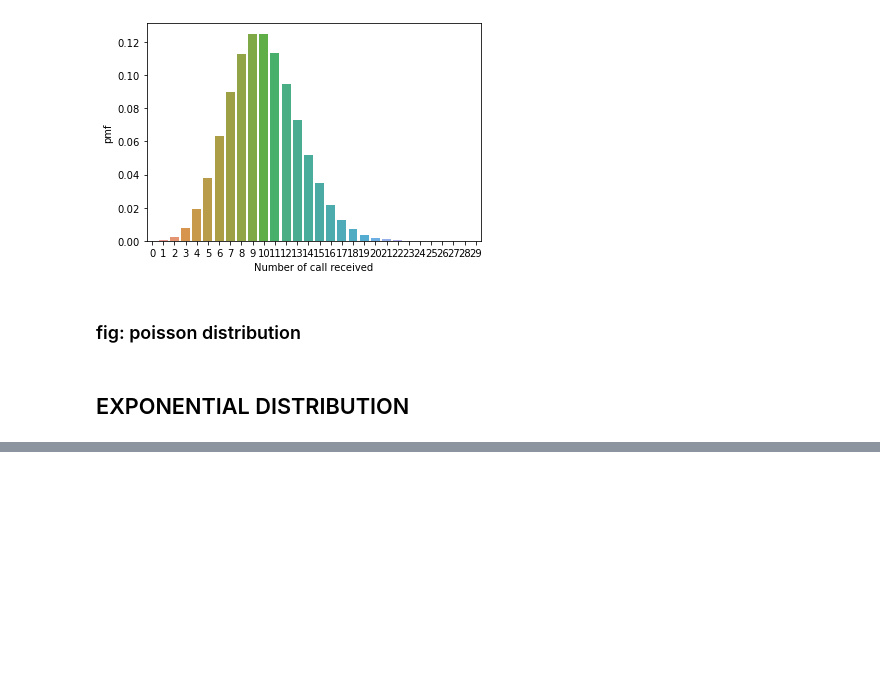
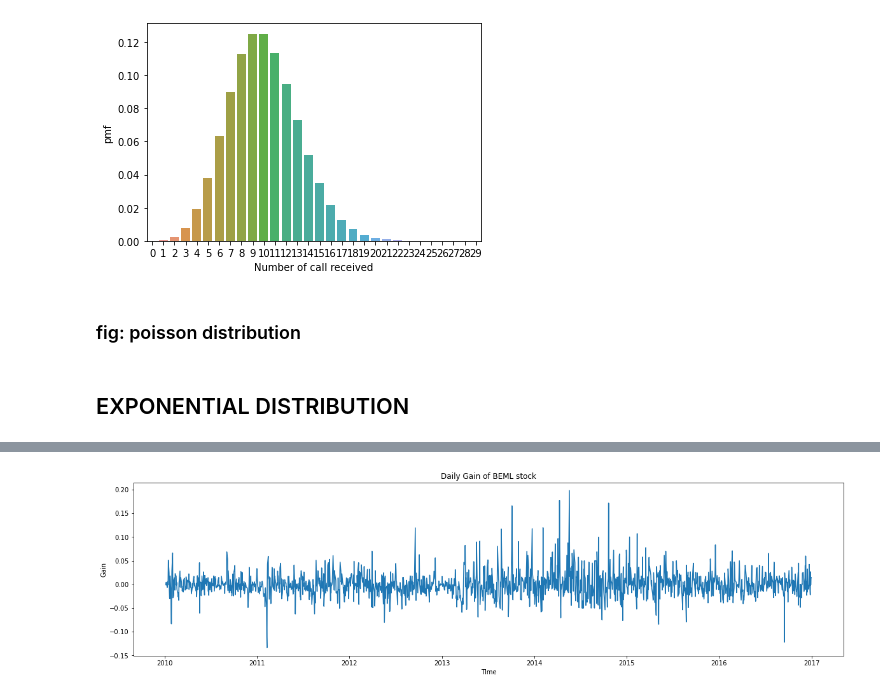
Before and after one commit to PrAsAg/Machine-Learning-using-Python, a Jupyter notebook: ch3-Probability Distributions and Hypothesis Tests.ipynb, the cells around one changed output, grey strips where cells are left out. Cells and saved outputs as stored; diff of their text form; code cells hidden in the pictures; blank space fills up the shorter version.

```diff
--- a/ch3-Probability Distributions and Hypothesis Tests.ipynb
+++ b/ch3-Probability Distributions and Hypothesis Tests.ipynb
@@ -94,0 +206,3 @@ plt.xlabel("Number of call received");
+# %%
+beml_df['Gain'] = beml_df.Close.pct_change(periods= 1)
+beml_df.head()
@@ -94,0 +228,3 @@ plt.xlabel("Number of call received");
+# %%
+beml_df= beml_df.dropna()
+glaxo_df = glaxo_df.dropna()
@@ -94,0 +251,8 @@ plt.xlabel("Number of call received");
+# %%
+plt.figure(figsize=(20,5))
+plt.plot(beml_df.index,beml_df.Gain)
+plt.xlabel('TIme')
+plt.ylabel('Gain')
+plt.title("Daily Gain of BEML stock");
+# %% [output]
+[figure, added]
```
Also changed, not shown: parts of 27 cells of this notebook.
